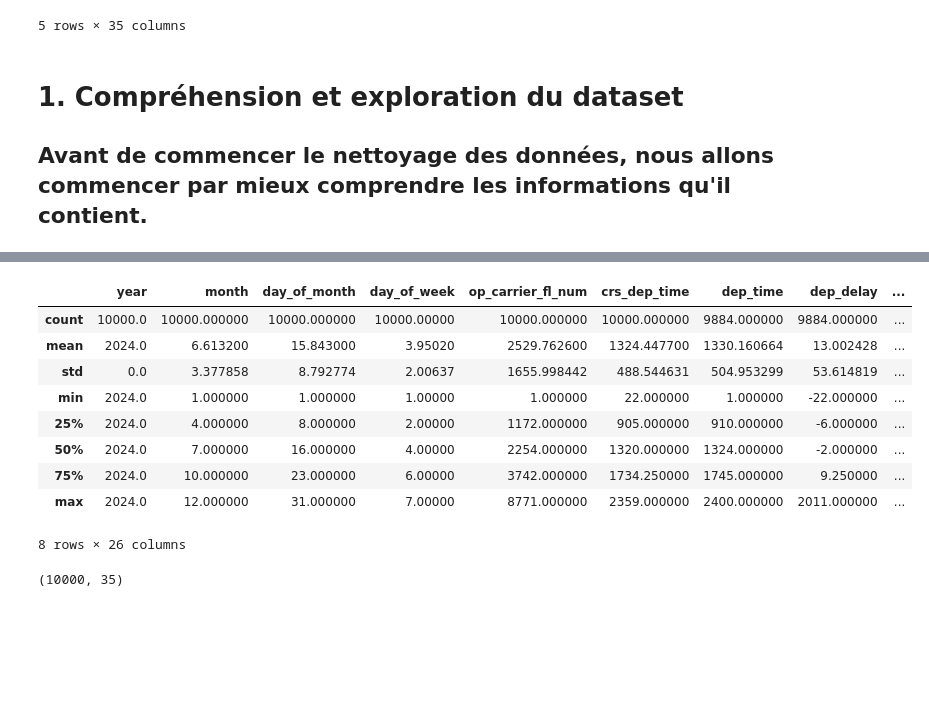
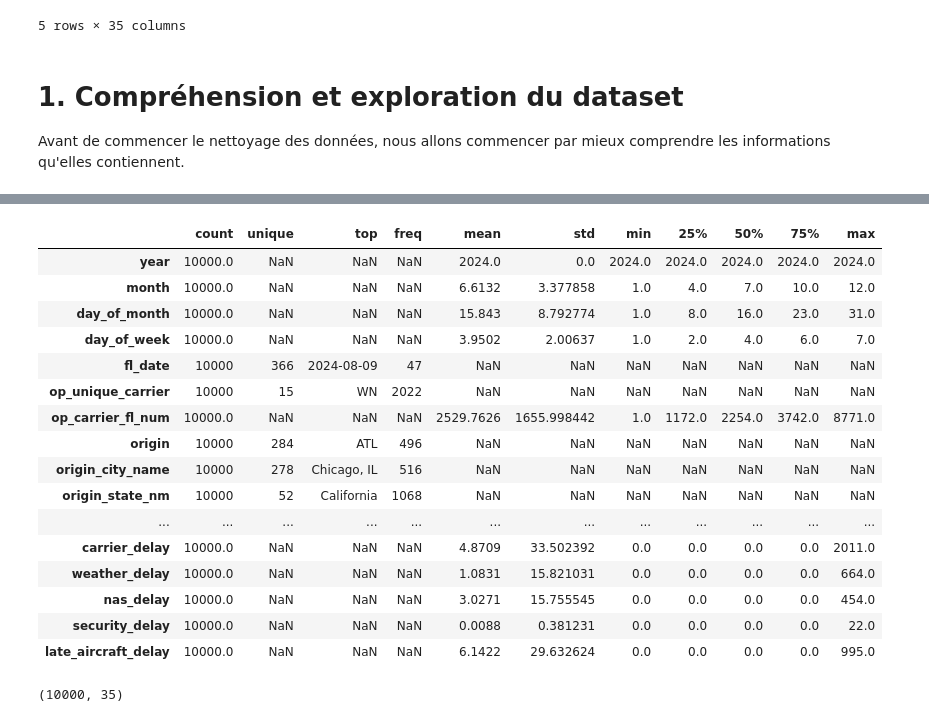
Before and after one commit to ManalRabehi/Flights-Delay-MLOps-Pipeline, a Jupyter notebook: notebooks/01_data_cleaning.ipynb, the cells around one changed output, grey strips where cells are left out. Cells and saved outputs as stored; diff of their text form; code cells hidden in the pictures; blank space fills up the shorter version.

Commit message:
data cleaning

```diff
--- a/notebooks/01_data_cleaning.ipynb
+++ b/notebooks/01_data_cleaning.ipynb
@@ -24,7 +26,7 @@ raw_data.head()
 5 rows × 35 columns
 # %% [markdown]
 # 1. Compréhension et exploration du dataset
-## Avant de commencer le nettoyage des données, nous allons commencer par mieux comprendre les informations qu'il contient.
+ Avant de commencer le nettoyage des données, nous allons commencer par mieux comprendre les informations qu'elles contiennent.
 # %%
 raw_data.info()
 # %% [output]
@@ -46,18 +48,25 @@ Data columns (total 35 columns):
 dtypes: float64(13), int64(13), object(9)
 memory usage: 2.7+ MB
 # %%
-raw_data.describe()
+raw_data.describe(include='all').T
 # %% [output]
-|  | year | month | day_of_month | day_of_week | op_carrier_fl_num | crs_dep_time | dep_time | dep_delay | ... |
-| count | 10000.0 | 10000.000000 | 10000.000000 | 10000.00000 | 10000.000000 | 10000.000000 | 9884.000000 | 9884.000000 | ... |
-| mean | 2024.0 | 6.613200 | 15.843000 | 3.95020 | 2529.762600 | 1324.447700 | 1330.160664 | 13.002428 | ... |
-| std | 0.0 | 3.377858 | 8.792774 | 2.00637 | 1655.998442 | 488.544631 | 504.953299 | 53.614819 | ... |
-| min | 2024.0 | 1.000000 | 1.000000 | 1.00000 | 1.000000 | 22.000000 | 1.000000 | -22.000000 | ... |
-| 25% | 2024.0 | 4.000000 | 8.000000 | 2.00000 | 1172.000000 | 905.000000 | 910.000000 | -6.000000 | ... |
-| 50% | 2024.0 | 7.000000 | 16.000000 | 4.00000 | 2254.000000 | 1320.000000 | 1324.000000 | -2.000000 | ... |
-| 75% | 2024.0 | 10.000000 | 23.000000 | 6.00000 | 3742.000000 | 1734.250000 | 1745.000000 | 9.250000 | ... |
-| max | 2024.0 | 12.000000 | 31.000000 | 7.00000 | 8771.000000 | 2359.000000 | 2400.000000 | 2011.000000 | ... |
+|  | count | unique | top | freq | mean | std | min | 25% | 50% | 75% | max |
+| year | 10000.0 | NaN | NaN | NaN | 2024.0 | 0.0 | 2024.0 | 2024.0 | 2024.0 | 2024.0 | 2024.0 |
+| month | 10000.0 | NaN | NaN | NaN | 6.6132 | 3.377858 | 1.0 | 4.0 | 7.0 | 10.0 | 12.0 |
+| day_of_month | 10000.0 | NaN | NaN | NaN | 15.843 | 8.792774 | 1.0 | 8.0 | 16.0 | 23.0 | 31.0 |
+| day_of_week | 10000.0 | NaN | NaN | NaN | 3.9502 | 2.00637 | 1.0 | 2.0 | 4.0 | 6.0 | 7.0 |
+| fl_date | 10000 | 366 | 2024-08-09 | 47 | NaN | NaN | NaN | NaN | NaN | NaN | NaN |
+| op_unique_carrier | 10000 | 15 | WN | 2022 | NaN | NaN | NaN | NaN | NaN | NaN | NaN |
+| op_carrier_fl_num | 10000.0 | NaN | NaN | NaN | 2529.7626 | 1655.998442 | 1.0 | 1172.0 | 2254.0 | 3742.0 | 8771.0 |
+| origin | 10000 | 284 | ATL | 496 | NaN | NaN | NaN | NaN | NaN | NaN | NaN |
+| origin_city_name | 10000 | 278 | Chicago, IL | 516 | NaN | NaN | NaN | NaN | NaN | NaN | NaN |
+| origin_state_nm | 10000 | 52 | California | 1068 | NaN | NaN | NaN | NaN | NaN | NaN | NaN |
+| ... | ... | ... | ... | ... | ... | ... | ... | ... | ... | ... | ... |
+| carrier_delay | 10000.0 | NaN | NaN | NaN | 4.8709 | 33.502392 | 0.0 | 0.0 | 0.0 | 0.0 | 2011.0 |
+| weather_delay | 10000.0 | NaN | NaN | NaN | 1.0831 | 15.821031 | 0.0 | 0.0 | 0.0 | 0.0 | 664.0 |
+| nas_delay | 10000.0 | NaN | NaN | NaN | 3.0271 | 15.755545 | 0.0 | 0.0 | 0.0 | 0.0 | 454.0 |
+| security_delay | 10000.0 | NaN | NaN | NaN | 0.0088 | 0.381231 | 0.0 | 0.0 | 0.0 | 0.0 | 22.0 |
+| late_aircraft_delay | 10000.0 | NaN | NaN | NaN | 6.1422 | 29.632624 | 0.0 | 0.0 | 0.0 | 0.0 | 995.0 |
-8 rows × 26 columns
 # %%
 raw_data.shape
 # %% [output]
```
Also changed, not shown: parts of 3 cells of this notebook.
